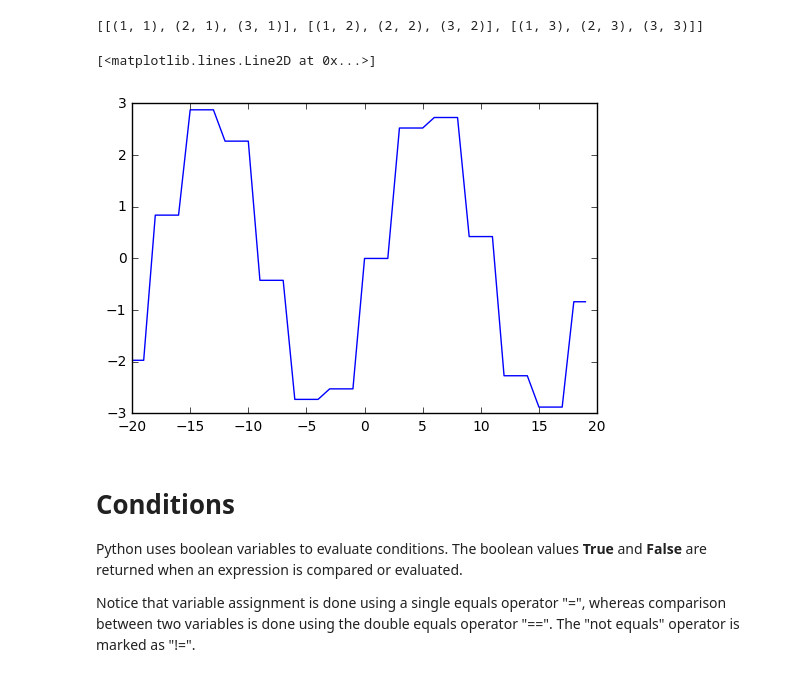
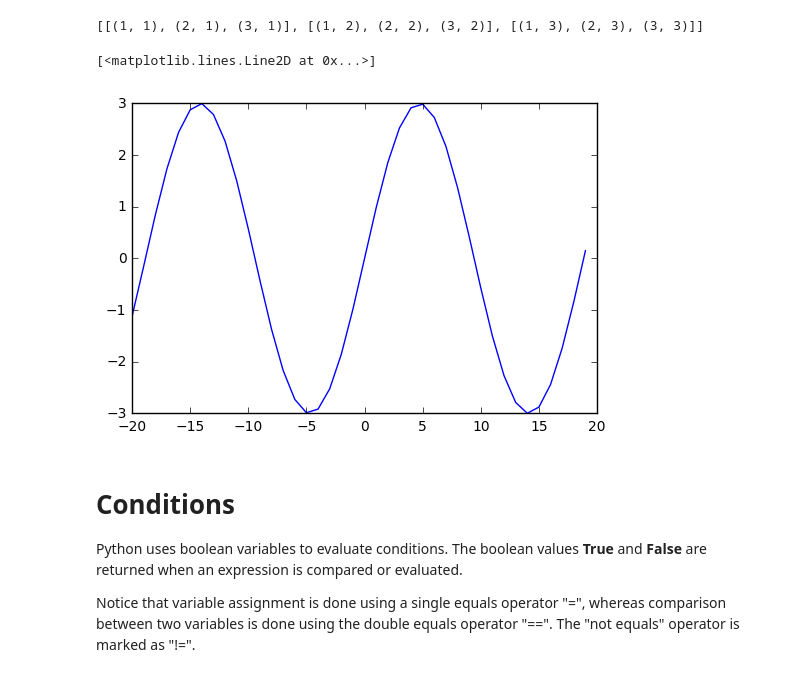
Before and after one commit to squishbug/DataScienceProgramming, a Jupyter notebook: 02-Python/Introduction_orig.ipynb, the cells around one changed output. Cells and saved outputs as stored; diff of their text form; code cells hidden in the pictures.

```diff
--- a/02-Python/Introduction_orig.ipynb
+++ b/02-Python/Introduction_orig.ipynb
@@ -212,17 +271,19 @@ y2 = [1, 2, 4, 8, 16, 32, 64, 128, 256, 512]
 # %%
 # in-class exercise:
 # complete the code below to plot y = 3*sin(x/3):
 
 import math as ma
 import matplotlib.pyplot as plt
 % matplotlib inline
 
 x = xrange(-20,20)
-y = # your code goes here!
+y = [3.*ma.sin(xi/3.) for xi in x] # your code goes here!
 plt.plot(x,y)
+
+# plt.plot(*zip(*[(x,3.*ma.sin(x/3.)) for x in xrange(-20,20)]))
 # %% [output]
 [<matplotlib.lines.Line2D at 0x...>]
-[figure, old version]
+[figure, new version]
 # %% [markdown]
 # Conditions
 Python uses boolean variables to evaluate conditions. The boolean values **True** and **False** are returned when an expression is compared or evaluated.
```
Also changed, not shown: parts of 44 cells of this notebook.
